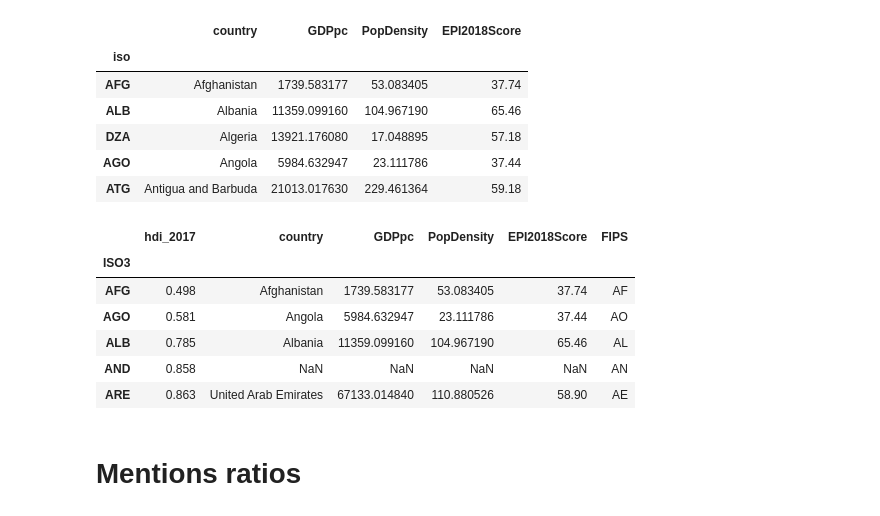
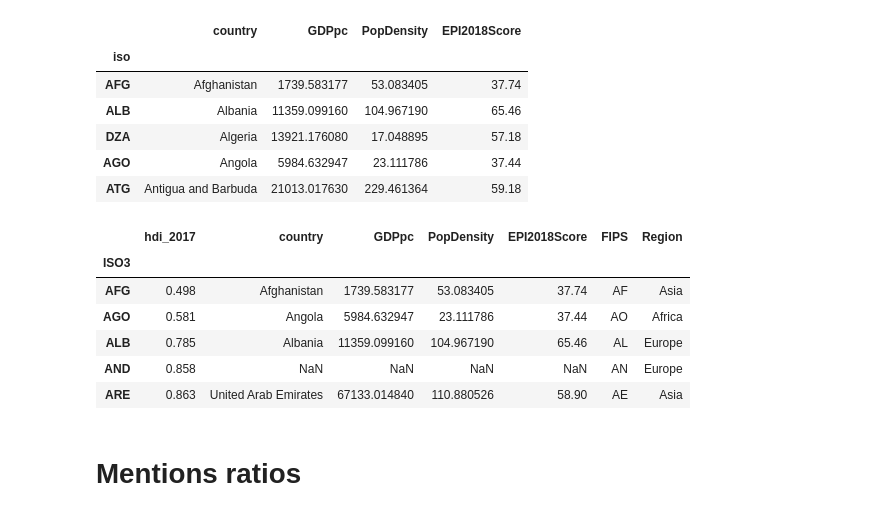
Before and after one commit to damlobster/ada2018, a Jupyter notebook: src/correlations/counts_domain_geoloc_correlations.ipynb, the cells around one changed output. Saved outputs shown, nothing was run; the diff lists cells and outputs as text; code cells hidden in the pictures.

Commit message:
add correlations plots by regions

```diff
--- a/src/correlations/counts_domain_geoloc_correlations.ipynb
+++ b/src/correlations/counts_domain_geoloc_correlations.ipynb
@@ -67,16 +67,16 @@ epi.head(5)
 | AGO | Angola | 5984.632947 | 23.111786 | 37.44 |
 | ATG | Antigua and Barbuda | 21013.017630 | 229.461364 | 59.18 |
 # %%
-external_data = hdi.join(epi).join(countries.set_index("ISO3")["FIPS"])
+external_data = hdi.join(epi).join(countries.set_index("ISO3")[["FIPS", "Region"]])
 external_data.head(5)
 # %% [output]
-|  | hdi_2017 | country | GDPpc | PopDensity | EPI2018Score | FIPS |
-| ISO3 |  |  |  |  |  |  |
-| AFG | 0.498 | Afghanistan | 1739.583177 | 53.083405 | 37.74 | AF |
-| AGO | 0.581 | Angola | 5984.632947 | 23.111786 | 37.44 | AO |
-| ALB | 0.785 | Albania | 11359.099160 | 104.967190 | 65.46 | AL |
-| AND | 0.858 | NaN | NaN | NaN | NaN | AN |
-| ARE | 0.863 | United Arab Emirates | 67133.014840 | 110.880526 | 58.90 | AE |
+|  | hdi_2017 | country | GDPpc | PopDensity | EPI2018Score | FIPS | Region |
+| ISO3 |  |  |  |  |  |  |  |
+| AFG | 0.498 | Afghanistan | 1739.583177 | 53.083405 | 37.74 | AF | Asia |
+| AGO | 0.581 | Angola | 5984.632947 | 23.111786 | 37.44 | AO | Africa |
+| ALB | 0.785 | Albania | 11359.099160 | 104.967190 | 65.46 | AL | Europe |
+| AND | 0.858 | NaN | NaN | NaN | NaN | AN | Europe |
+| ARE | 0.863 | United Arab Emirates | 67133.014840 | 110.880526 | 58.90 | AE | Asia |
 # %% [markdown]
 # Mentions ratios
 # %%
```
Also changed, not shown: parts of 12 cells of this notebook.
